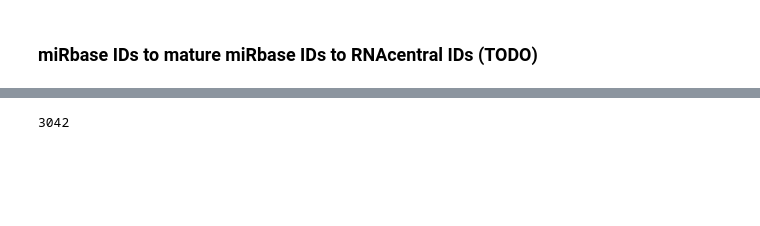
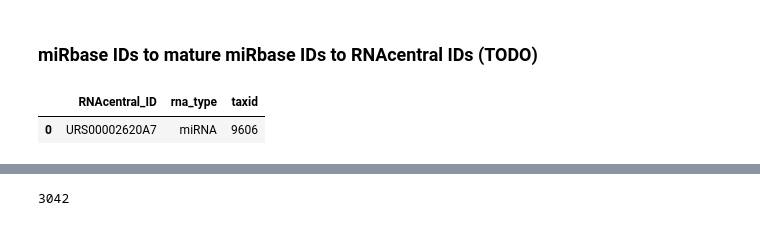
Before and after one commit to AnacletoLAB/RNAInterSeq, a Jupyter notebook: RNAInter_sequence_map.ipynb, the cells around one changed output, grey strips where cells are left out. Saved outputs shown, nothing was run; the diff lists cells and outputs as text; code cells hidden in the pictures; blank space fills up the shorter version.

```diff
--- a/RNAInter_sequence_map.ipynb
+++ b/RNAInter_sequence_map.ipynb
@@ -932,0 +1194,21 @@ df_mi["seq2_list"] = df_mi["id2"].map(lambda x: id_to_seqs.get(x, []))
+# %%
+import pandas as pd
+
+STANDARD_RNA_TYPES = {
+    "tRNA", "miRNA", "rRNA", "pseudo", "lncRNA", "piRNA", "tRF", "mRNA",
+    "sRNA", "lincRNA", "circRNA", "ncRNA", "ribozyme", "snoRNA",
+    "scaRNA", "snRNA", "scRNA", "sncRNA"
+}
+
+# Construct DUCK-DB based on RNAcentral BEFORE this step!!
+import sys
+sys.path.append("rnacentral-etl")
+
+from rnacentral import QueryRnaCentral
+
+qrc = QueryRnaCentral(base_dir="rnacentral_data/current_release", db_path="rnacentral-etl/rnacentral.duckdb")
+# %%
+qrc.mirbase_to_rnacentral('MIMAT0000434', '9606')
+# %% [output]
+|  | RNAcentral_ID | rna_type | taxid |
+| 0 | URS00002620A7 | miRNA | 9606 |
```
Also changed, not shown: parts of 43 cells of this notebook.
